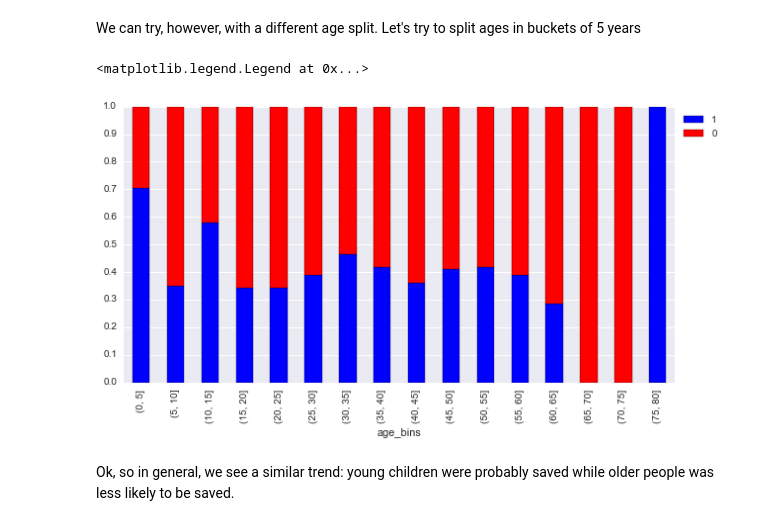
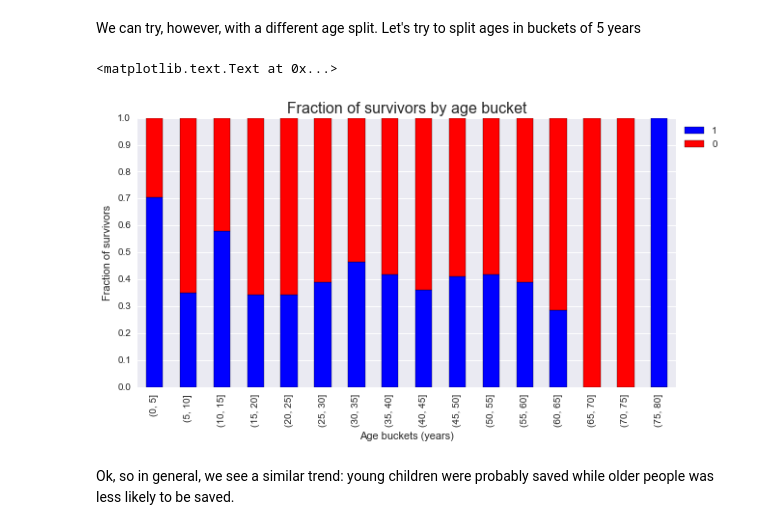
Before and after one commit to jboludae/DAND_project_2, a Jupyter notebook: titanic_survival_analysis.ipynb, the cells around one changed output. Cells and saved outputs as stored; diff of their text form; code cells hidden in the pictures.

```diff
--- a/titanic_survival_analysis.ipynb
+++ b/titanic_survival_analysis.ipynb
@@ -435,16 +438,19 @@ We can try, however, with a different age split. Let's try to split ages in buck
 # %%
 # Split ages in buckets of 5 years
 age_bins = range(0, 85, 5)
 titanic_survival['age_bins'] = pd.cut(titanic_survival['Age'], age_bins)
 survival_by_age_bins = pd.crosstab(titanic_survival['age_bins'], titanic_survival['Survived']).apply(lambda x: x/x.sum(), axis = 1)
 fig = plt.figure(figsize = (10,5))
 ax = fig.add_subplot(111)
 survival_by_age_bins.iloc[:,::-1].plot.bar(ax = ax, stacked = True, colors = ['b', 'r'])
 ax.set(yticks = np.arange(0,1.1, 0.1))
 ax.legend(loc = "best", bbox_to_anchor=(1, 1))
+ax.set_title("Fraction of survivors by age bucket", fontsize = 16)
+ax.set_ylabel("Fraction of survivors")
+ax.set_xlabel("Age buckets (years)")
 # %% [output]
-<matplotlib.legend.Legend at 0x...>
+<matplotlib.text.Text at 0x...>
-[figure, old version]
+[figure, new version]
 # %% [markdown]
 Ok, so in general, we see a similar trend: young children were probably saved while older people was less likely to be saved.
 # %% [markdown]
```
Also changed, not shown: parts of 6 cells of this notebook, 1 other file.
